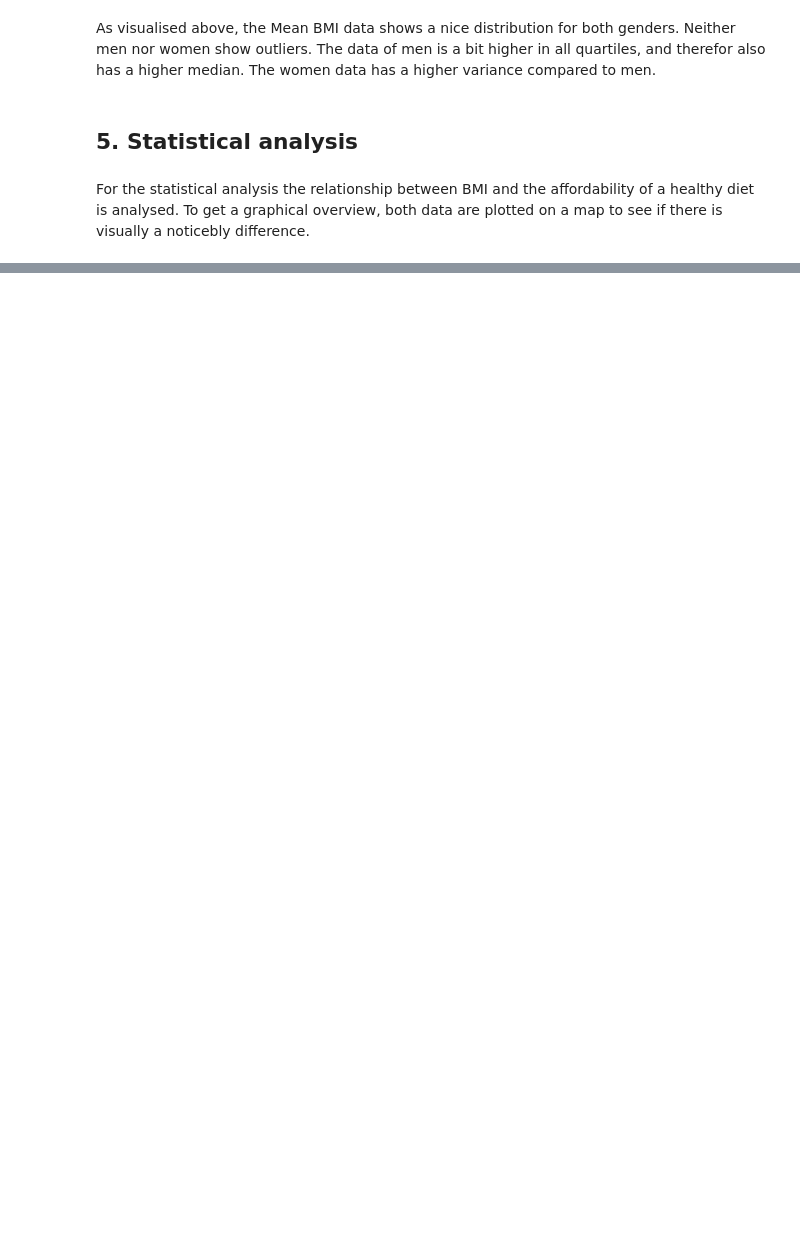
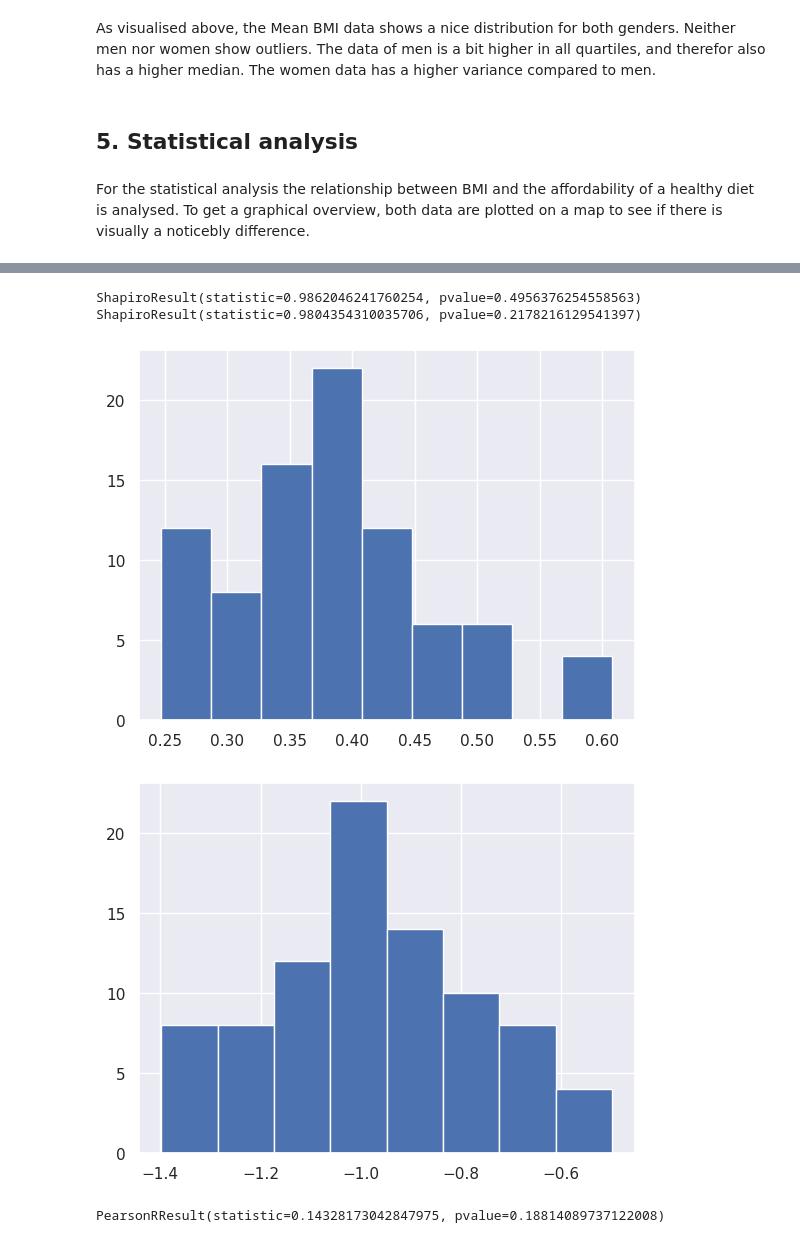
Before and after one commit to JobMaathuis/Affordability_healthy_diet_and_BMI, a Jupyter notebook: final_assignment.ipynb, the cells around one changed output, grey strips where cells are left out. Saved outputs shown, nothing was run; the diff lists cells and outputs as text; code cells hidden in the pictures; blank space fills up the shorter version.

Commit message:
Added some statistical analysis

```diff
--- a/final_assignment.ipynb
+++ b/final_assignment.ipynb
@@ -319,0 +360,21 @@ plt.show()
+# %%
+from scipy.stats import shapiro
+print(shapiro(df_merged['Mean BMI']))
+print(shapiro(np.log(df_merged['Affordability of a healthy diet'])))
+# %% [output]
+ShapiroResult(statistic=0.9862046241760254, pvalue=0.4956376254558563)
+ShapiroResult(statistic=0.9804354310035706, pvalue=0.2178216129541397)
+# %%
+plt.hist(df_merged['Affordability of a healthy diet'], bins='auto')
+plt.show()
+plt.hist(np.log(df_merged['Affordability of a healthy diet']), bins='auto')
+plt.show()
+# %% [output]
+[figure, added]
+[figure, added]
+# %%
+from scipy.stats import pearsonr
+
+pearsonr(x, y)
+# %% [output]
+PearsonRResult(statistic=0.14328173042847975, pvalue=0.18814089737122008)
```
Also changed, not shown: parts of 19 cells of this notebook.
